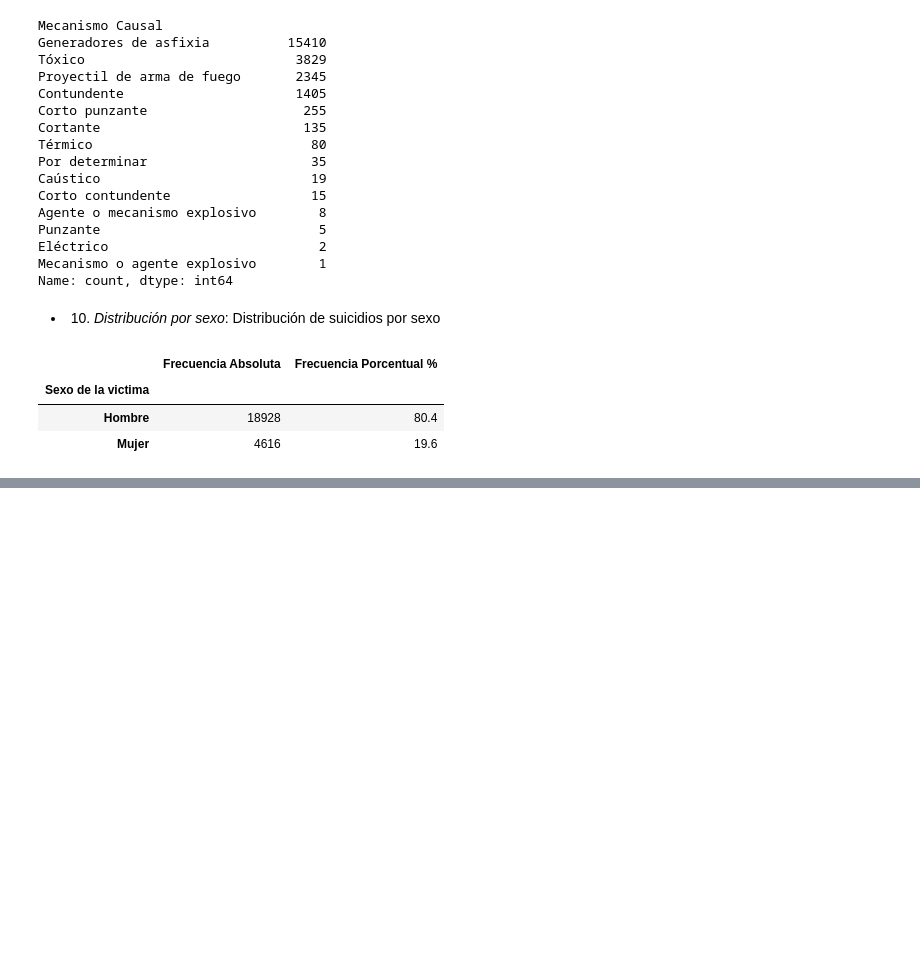
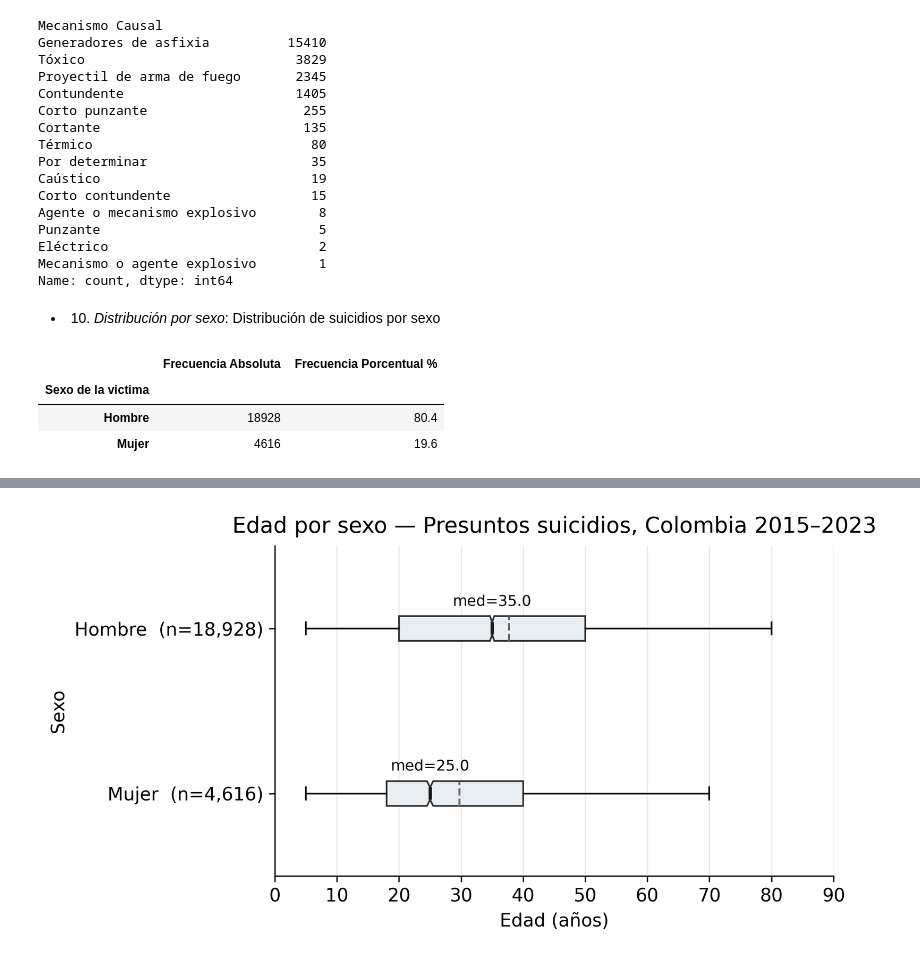
Before and after one commit to jthowinsson/Suicidio_Colombia, a Jupyter notebook: _sources/Eda.ipynb, the cells around one changed output, grey strips where cells are left out. Saved outputs shown, nothing was run; the diff lists cells and outputs as text; code cells hidden in the pictures; blank space fills up the shorter version.

```diff
--- a/_sources/Eda.ipynb
+++ b/_sources/Eda.ipynb
@@ -626,0 +453,85 @@ Name: edad, dtype: float64
+# %%
+import pandas as pd
+import numpy as np
+import matplotlib.pyplot as plt
+import unicodedata
+
+def norm(s):
+    s = str(s).strip().lower()
+    s = ''.join(c for c in unicodedata.normalize('NFKD', s) if not unicodedata.combining(c))
+    return s.replace(' ', '_')
+
+# Normalize column names
+df.columns = [norm(c) for c in df.columns]
+
+# Find correct column names
+sexo_col = next(col for col in df.columns if 'sexo' in col)
+edad_col = next(col for col in df.columns if 'edad' in col and 'grupo' not in col)
+
+# Create clean base
+base = df[[sexo_col, edad_col]].copy()
+base.columns = ['sexo', 'edad']
+
+# Clean sex data
+base['sexo'] = base['sexo'].astype(str).str.strip().str.title()
+
+# Clean age data - first try direct numeric conversion
+base['edad'] = pd.to_numeric(base['edad'].astype(str).str.extract('(\d+)')[0], errors='coerce')
+
+# Filter valid ages and remove NaN
+base = base[(base['edad']>=0) & (base['edad']<=100)].dropna()
+
+# Create groups
+grupos_dict = {s: base[base['sexo']==s]['edad'].values
+              for s in base['sexo'].unique()}
+grupos_dict = {k:v for k,v in grupos_dict.items() if len(v)>0}
+
+# Prepare plot data
+labels = [f"{k}  (n={len(v):,})" for k,v in grupos_dict.items()]
+grupos = list(grupos_dict.values())
+meds = [np.median(v) for v in grupos]
+
+# Create plot
+plt.rcParams.update({
+    "figure.dpi": 300,
+    "axes.spines.top": False,
+    "axes.spines.right": False,
+    "font.size": 11
+})
+
+fig, ax = plt.subplots(figsize=(7,3.8))
+ax.boxplot(grupos,
+          vert=False,
+          labels=labels,
+          showmeans=True,
+          meanline=True,
+          notch=True,
+          showfliers=False,
+          patch_artist=True,
+          boxprops=dict(facecolor="#e9eef3", edgecolor="#2b2b2b"),
+          medianprops=dict(color="#1a1a1a", linewidth=2),
+          meanprops=dict(color="#666666", linewidth=1.2))
+
+ax.set_xlabel("Edad (años)")
+ax.set_ylabel("Sexo")
+ax.set_xlim(0, 90)
+ax.grid(axis="x", alpha=0.25)
+
+# Add median labels
+for y, m in enumerate(meds, start=1):
+    ax.text(m, y+0.12, f"med={m:.1f}", ha="center", va="bottom", fontsize=9)
+
+ax.set_title("Edad por sexo — Presuntos suicidios, Colombia 2015–2023", pad=8)
+plt.tight_layout()
+plt.show()
+
+# Print summary statistics
+print("\nEstadísticas por sexo:")
+for sex, ages in grupos_dict.items():
+    print(f"\n{sex}:")
+    print(f"n = {len(ages):,}")
+    print(f"Media = {np.mean(ages):.1f}")
+    print(f"Mediana = {np.median(ages):.1f}")
+    print(f"Desv. Est. = {np.std(ages):.1f}")
+# %% [output]
+[figure, added]
```
Also changed, not shown: parts of 34 cells of this notebook, 36 other files.
